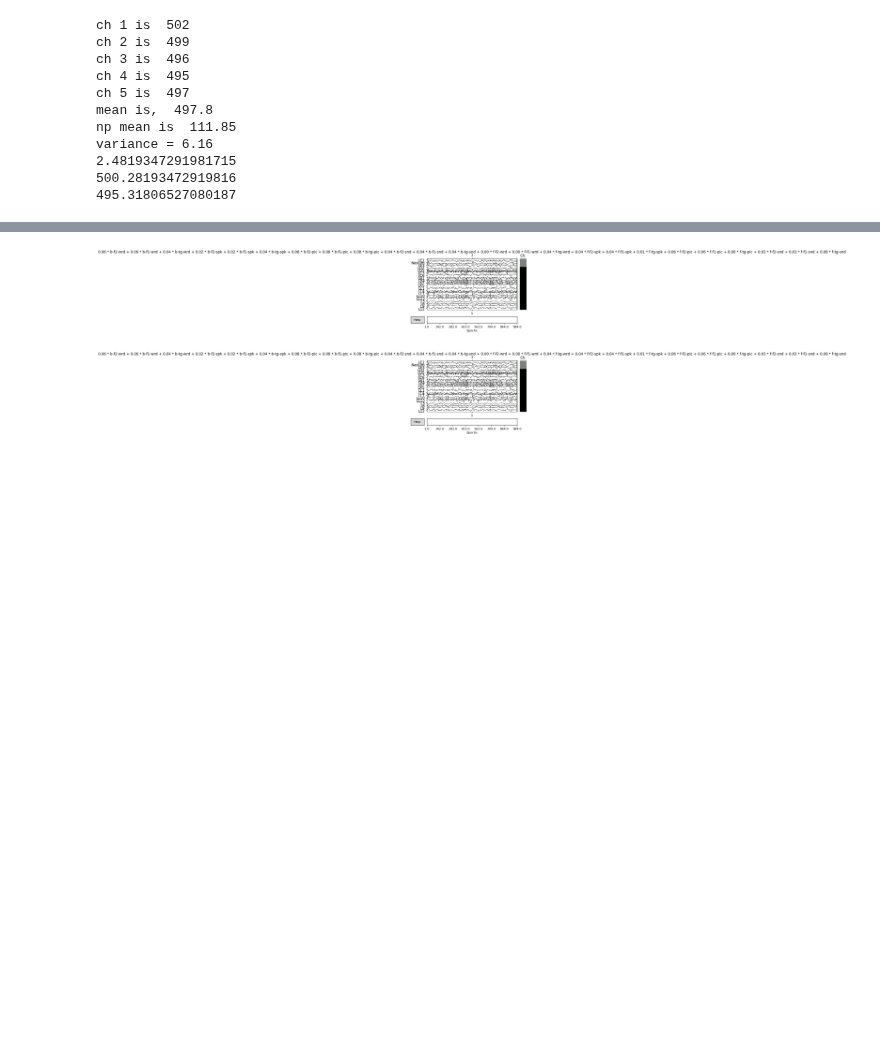
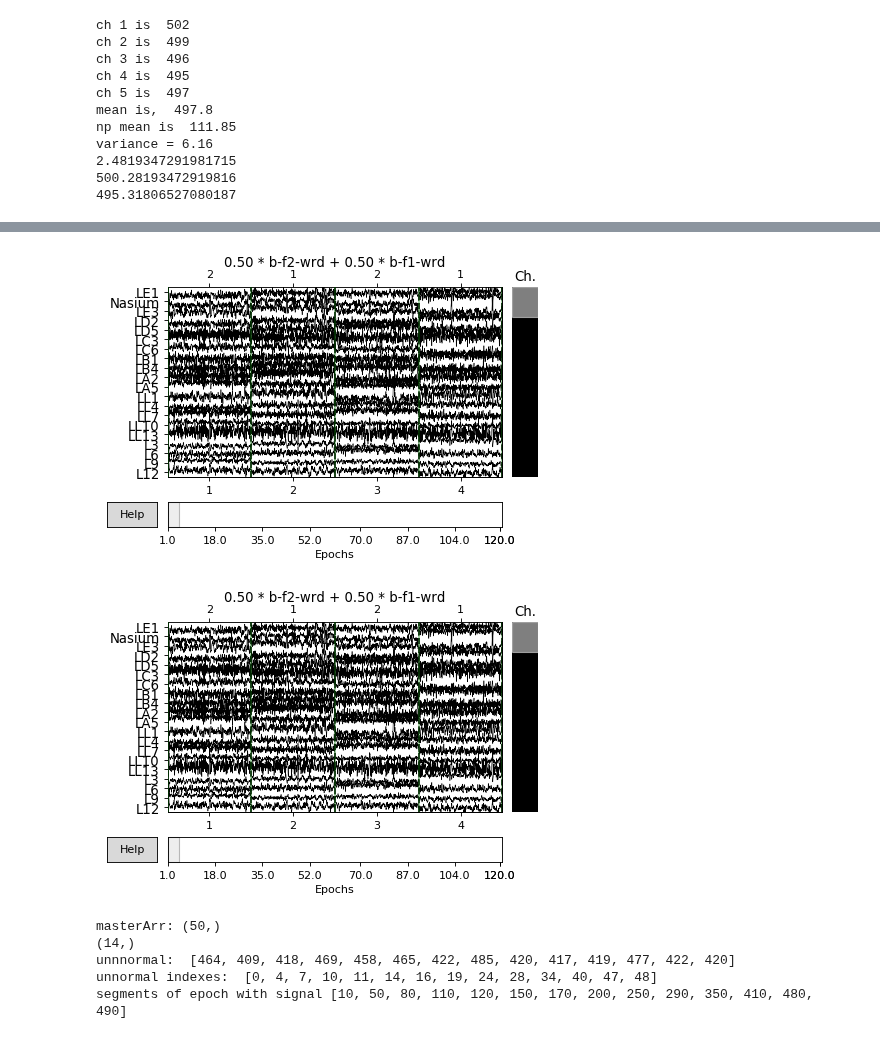
Before and after one commit to edrias/seniorprojecteeg, a Jupyter notebook: Tarekul_Workspace/capstone2/VarianceEpoch.ipynb, the cells around one changed output, grey strips where cells are left out. Drawn from its saved outputs; the diff is of its cells as text; code cells hidden in the pictures; blank space fills up the shorter version.

Commit message:
looked for abnormal spikes and returned data segment in

```diff
--- a/Tarekul_Workspace/capstone2/VarianceEpoch.ipynb
+++ b/Tarekul_Workspace/capstone2/VarianceEpoch.ipynb
@@ -317,0 +259,2 @@ np.mean(newArr)
+# %%
+wordEpochs = epoch[(epoch.events[:,-1]==2) | (epoch.events[:,-1]==1)].copy()
@@ -318,5 +277,5 @@ np.mean(newArr)
 # %%
-mne.viz.plot_epochs(epoch,n_epochs=1)
+mne.viz.plot_epochs(wordEpochs,n_epochs=4)
 # %% [output]
-[figure, old version]
+[figure, new version]
-[figure, old version]
+[figure, new version]
@@ -322,0 +359,8 @@ mne.viz.plot_epochs(epoch,n_epochs=1)
+# %%
+hold = callgetVar()
+# %% [output]
+masterArr: (50,)
+(14,)
+unnnormal:  [464, 409, 418, 469, 458, 465, 422, 485, 420, 417, 419, 477, 422, 420]
+unnormal indexes:  [0, 4, 7, 10, 11, 14, 16, 19, 24, 28, 34, 40, 47, 48]
+segments of epoch with signal [10, 50, 80, 110, 120, 150, 170, 200, 250, 290, 350, 410, 480, 490]
```
Also changed, not shown: parts of 11 cells of this notebook.
